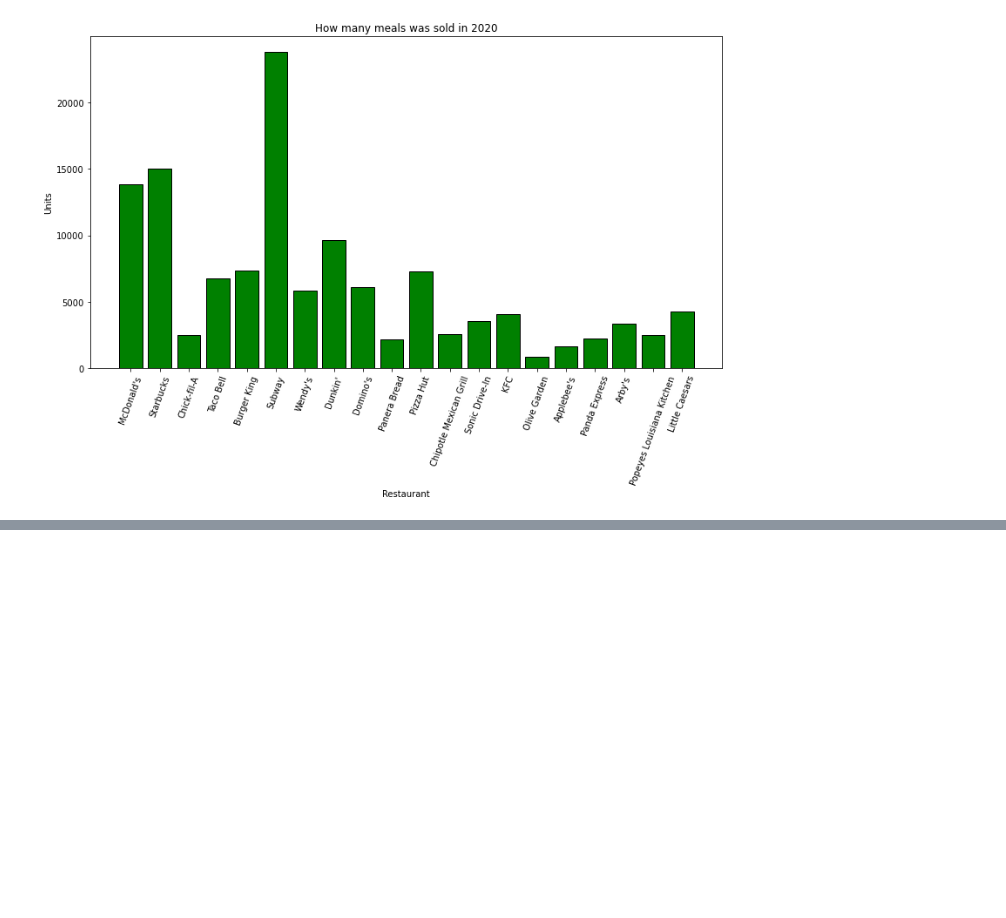
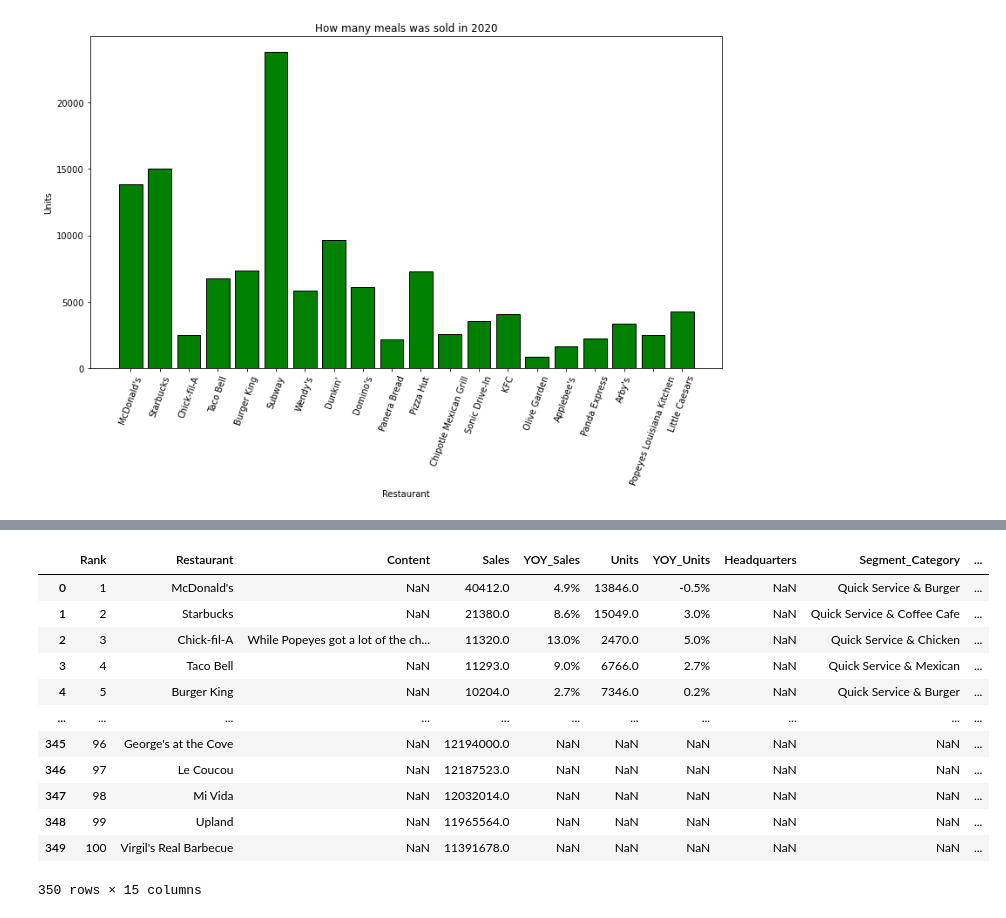
Before and after one commit to lukaszplatos/DataIntro, a Jupyter notebook: MyProject.ipynb, the cells around one changed output, grey strips where cells are left out. Drawn from its saved outputs; the diff is of its cells as text; code cells hidden in the pictures; blank space fills up the shorter version.

```diff
--- a/MyProject.ipynb
+++ b/MyProject.ipynb
@@ -400,0 +419,3 @@ Text(0.5, 1.0, 'How many meals was sold in 2020')
+# %%
+ind = pd.read_csv('D:/CSV/Independence100.csv')
+ind
@@ -400,0 +436,17 @@ Text(0.5, 1.0, 'How many meals was sold in 2020')
+# %%
+# Merging by all columns
+top.merge(ind, how="outer")
+# %% [output]
+|  | Rank | Restaurant | Content | Sales | YOY_Sales | Units | YOY_Units | Headquarters | Segment_Category | ... |
+| 0 | 1 | McDonald's | NaN | 40412.0 | 4.9% | 13846.0 | -0.5% | NaN | Quick Service & Burger | ... |
+| 1 | 2 | Starbucks | NaN | 21380.0 | 8.6% | 15049.0 | 3.0% | NaN | Quick Service & Coffee Cafe | ... |
+| 2 | 3 | Chick-fil-A | While Popeyes got a lot of the ch... | 11320.0 | 13.0% | 2470.0 | 5.0% | NaN | Quick Service & Chicken | ... |
+| 3 | 4 | Taco Bell | NaN | 11293.0 | 9.0% | 6766.0 | 2.7% | NaN | Quick Service & Mexican | ... |
+| 4 | 5 | Burger King | NaN | 10204.0 | 2.7% | 7346.0 | 0.2% | NaN | Quick Service & Burger | ... |
+| ... | ... | ... | ... | ... | ... | ... | ... | ... | ... | ... |
+| 345 | 96 | George's at the Cove | NaN | 12194000.0 | NaN | NaN | NaN | NaN | NaN | ... |
+| 346 | 97 | Le Coucou | NaN | 12187523.0 | NaN | NaN | NaN | NaN | NaN | ... |
+| 347 | 98 | Mi Vida | NaN | 12032014.0 | NaN | NaN | NaN | NaN | NaN | ... |
+| 348 | 99 | Upland | NaN | 11965564.0 | NaN | NaN | NaN | NaN | NaN | ... |
+| 349 | 100 | Virgil's Real Barbecue | NaN | 11391678.0 | NaN | NaN | NaN | NaN | NaN | ... |
+350 rows × 15 columns
```
Also changed, not shown: parts of 3 cells of this notebook.
